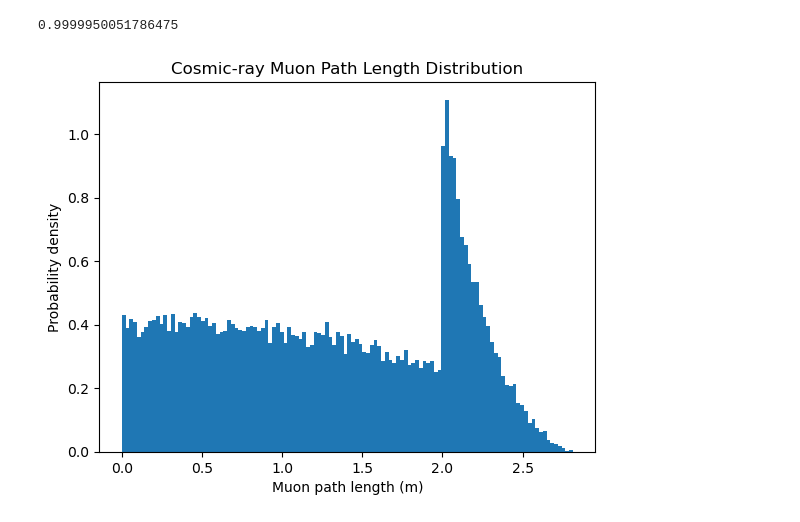
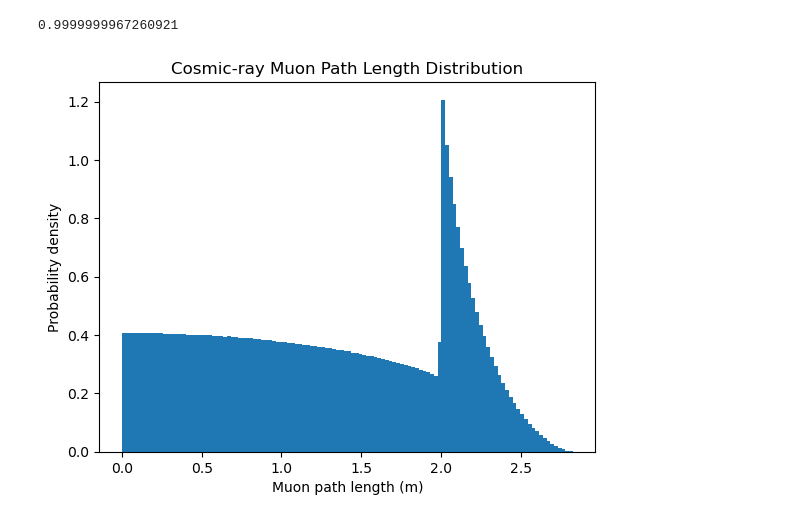
Before and after one commit to villano-lab/NaI_Array_Firmware, a Jupyter notebook: test_firmwares/TrigTest7/data_analysis/Analysis_Notebook/muon_gpt.ipynb, the cells around one changed output. Cells and saved outputs as stored; diff of their text form; code cells hidden in the pictures.

```diff
--- a/test_firmwares/TrigTest7/data_analysis/Analysis_Notebook/muon_gpt.ipynb
+++ b/test_firmwares/TrigTest7/data_analysis/Analysis_Notebook/muon_gpt.ipynb
@@ -8,7 +8,7 @@ import matplotlib.pyplot as plt
 R = 1.0
 H = 2.0
 a = 1.3
-N = 100_000  # easily scalable to 10M+
+N = 100_000_000  # easily scalable to 10M+
 
 # ----------------------------
 # Entry points (top surface)
@@ -61,32 +61,32 @@ t_side = np.where((t1 > 0), t1, t2)
 # ----------------------------
 # Bottom cap intersection
 # ----------------------------
 t_bottom = (-H/2 - z0)/vz
 t_bottom[t_bottom <= 0] = np.nan
 
 # ----------------------------
 # Choose first exit
 # ----------------------------
 t_exit = np.nanmin(np.vstack([t_side, t_bottom]), axis=0)
 
 # path lengths
 
 vnorm = np.sqrt(vx**2 + vy**2 + vz**2)
 
 lengths = t_exit * vnorm
 
 # remove NaNs
 lengths = lengths[np.isfinite(lengths)]
 
 # ----------------------------
 # Histogram
 # ----------------------------
 plt.hist(lengths, bins=120, density=True)
 plt.yscale('linear')
 plt.xlabel("Muon path length (m)")
 plt.ylabel("Probability density")
 plt.title("Cosmic-ray Muon Path Length Distribution")
 plt.show()
 # %% [output]
-0.9999950051786475
+0.9999999967260921
-[figure, old version]
+[figure, new version]
```
Also changed, not shown: parts of 1 cell of this notebook.
